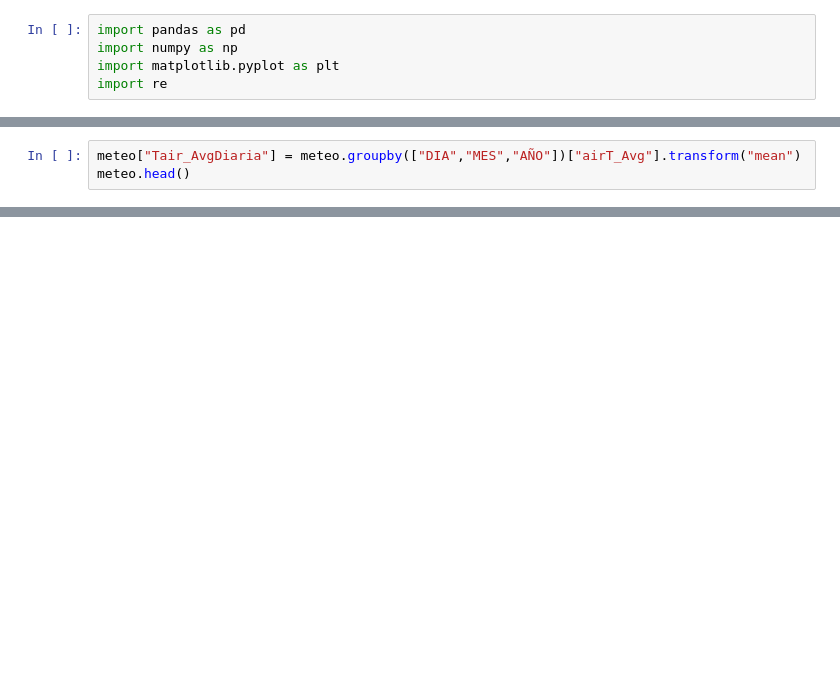
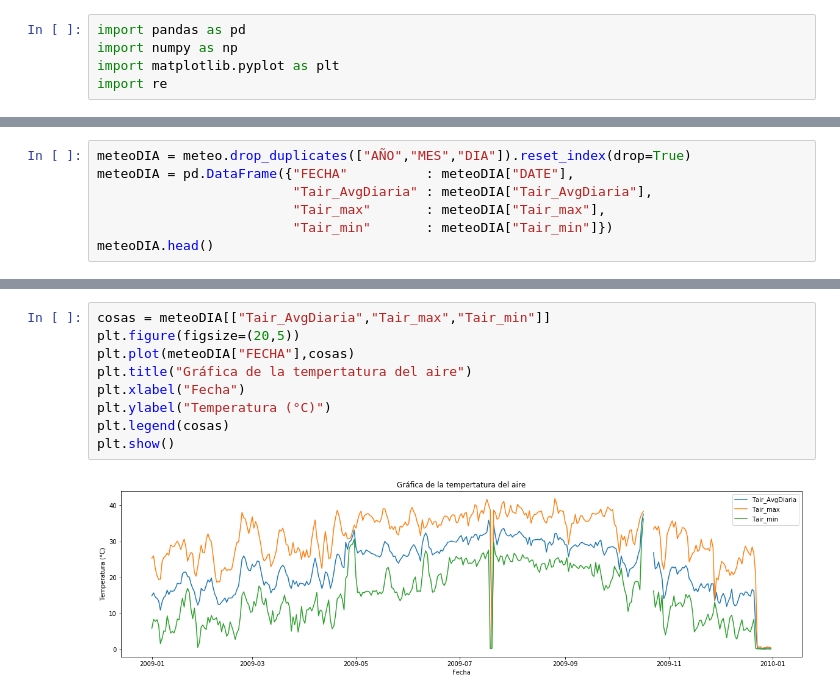
Before and after one commit to Askleth/Archivero, a Jupyter notebook: Actividad_8/Act8.ipynb, the cells around one changed output, grey strips where cells are left out. Saved outputs shown, nothing was run; the diff lists cells and outputs as text; blank space fills up the shorter version.

```diff
--- a/Actividad_8/Act8.ipynb
+++ b/Actividad_8/Act8.ipynb
@@ -112,3 +95,0 @@ soil2.head()
-# %%
-meteo["Tair_AvgDiaria"] = meteo.groupby(["DIA","MES","AÑO"])["airT_Avg"].transform("mean")
-meteo.head()
@@ -131,0 +96,7 @@ meteo2.head()
+# %%
+meteoDIA = meteo.drop_duplicates(["AÑO","MES","DIA"]).reset_index(drop=True)
+meteoDIA = pd.DataFrame({"FECHA"          : meteoDIA["DATE"],
+                         "Tair_AvgDiaria" : meteoDIA["Tair_AvgDiaria"],
+                         "Tair_max"       : meteoDIA["Tair_max"],
+                         "Tair_min"       : meteoDIA["Tair_min"]})
+meteoDIA.head()
@@ -131,0 +110,11 @@ meteo2.head()
+# %%
+cosas = meteoDIA[["Tair_AvgDiaria","Tair_max","Tair_min"]]
+plt.figure(figsize=(20,5))
+plt.plot(meteoDIA["FECHA"],cosas)
+plt.title("Gráfica de la tempertatura del aire")
+plt.xlabel("Fecha")
+plt.ylabel("Temperatura (°C)")
+plt.legend(cosas)
+plt.show()
+# %% [output]
+[figure, added]
```
Also changed, not shown: parts of 12 cells of this notebook.
